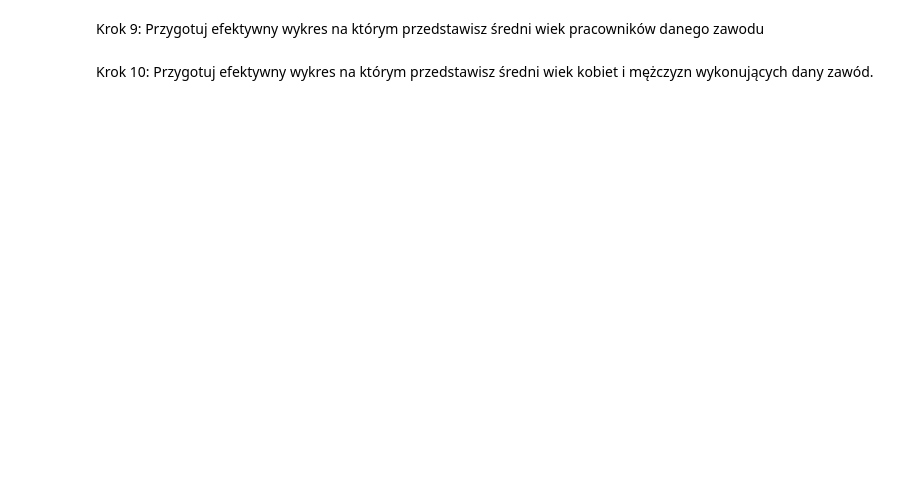
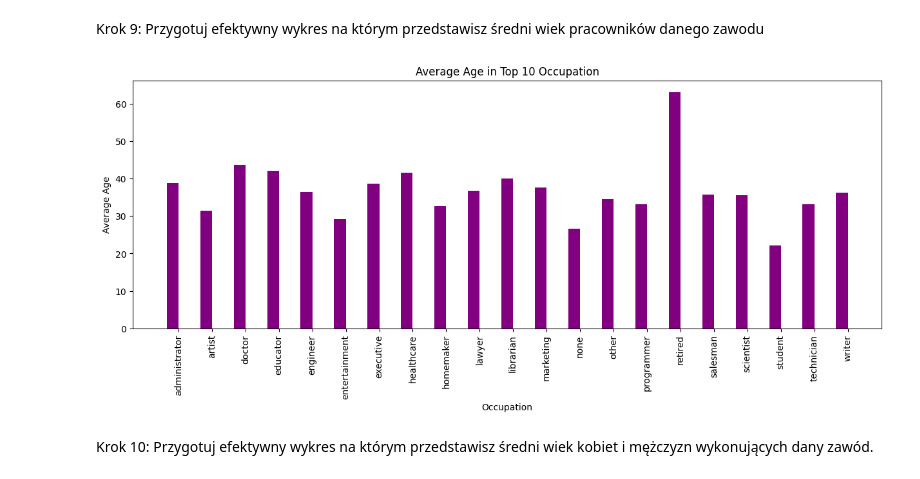
Before and after one commit to xFloly/effective_python, a Jupyter notebook: lab12.ipynb, the cells around one changed output. Saved outputs shown, nothing was run; the diff lists cells and outputs as text; code cells hidden in the pictures; blank space fills up the shorter version.

```diff
--- a/lab12.ipynb
+++ b/lab12.ipynb
@@ -218,4 +326,31 @@ Wykorzystaj https://matplotlib.org/gallery/api/barchart.html#sphx-glr-gallery-ap
 # %% [markdown]
 Krok 9: Przygotuj efektywny wykres na którym przedstawisz średni wiek pracowników danego zawodu
+# %%
+%matplotlib inline
+
+import numpy as np
+import matplotlib.pyplot as plt
+
+average_age_grouped = occupation_df.groupby(['occupation'])['age'].mean().fillna(0)
+
+ind = np.arange(len(average_age_grouped))
+x_axis_labels = average_age_grouped.index
+
+width = 0.35
+
+fig, ax = plt.subplots(figsize=(15, 5))
+
+ax.bar(ind - width/2, average_age_grouped.values, width, color='Purple')
+
+
+ax.set_title('Average Age in Top 10 Occupation')
+ax.set_ylabel('Average Age')
+ax.set_xlabel('Occupation')
+ax.set_xticks(ind)
+ax.set_xticklabels(x_axis_labels,rotation=90)
+
+plt.show()
+# %% [output]
+[figure, added]
 # %% [markdown]
 Krok 10: Przygotuj efektywny wykres na którym przedstawisz średni wiek kobiet i mężczyzn wykonujących dany zawód.
```
Also changed, not shown: parts of 9 cells of this notebook.
